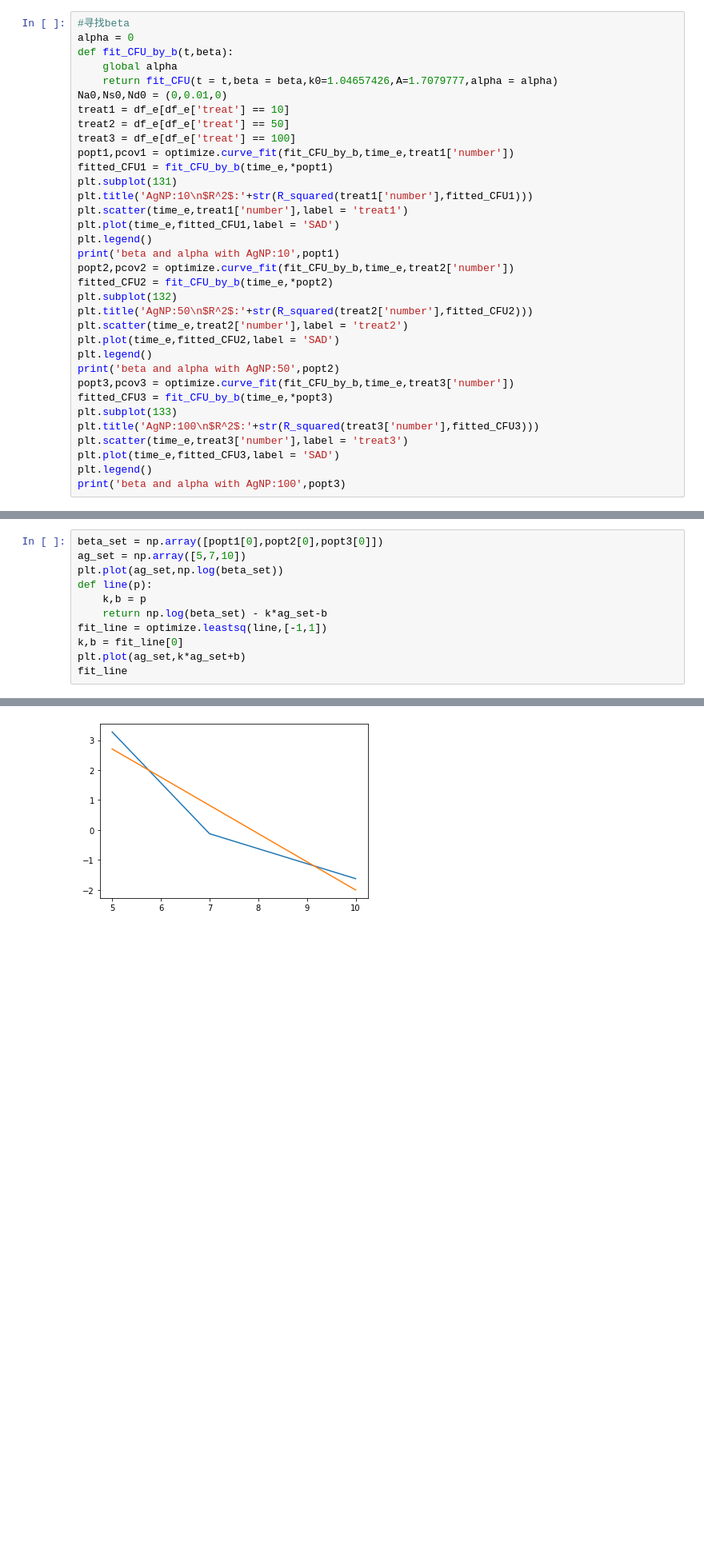
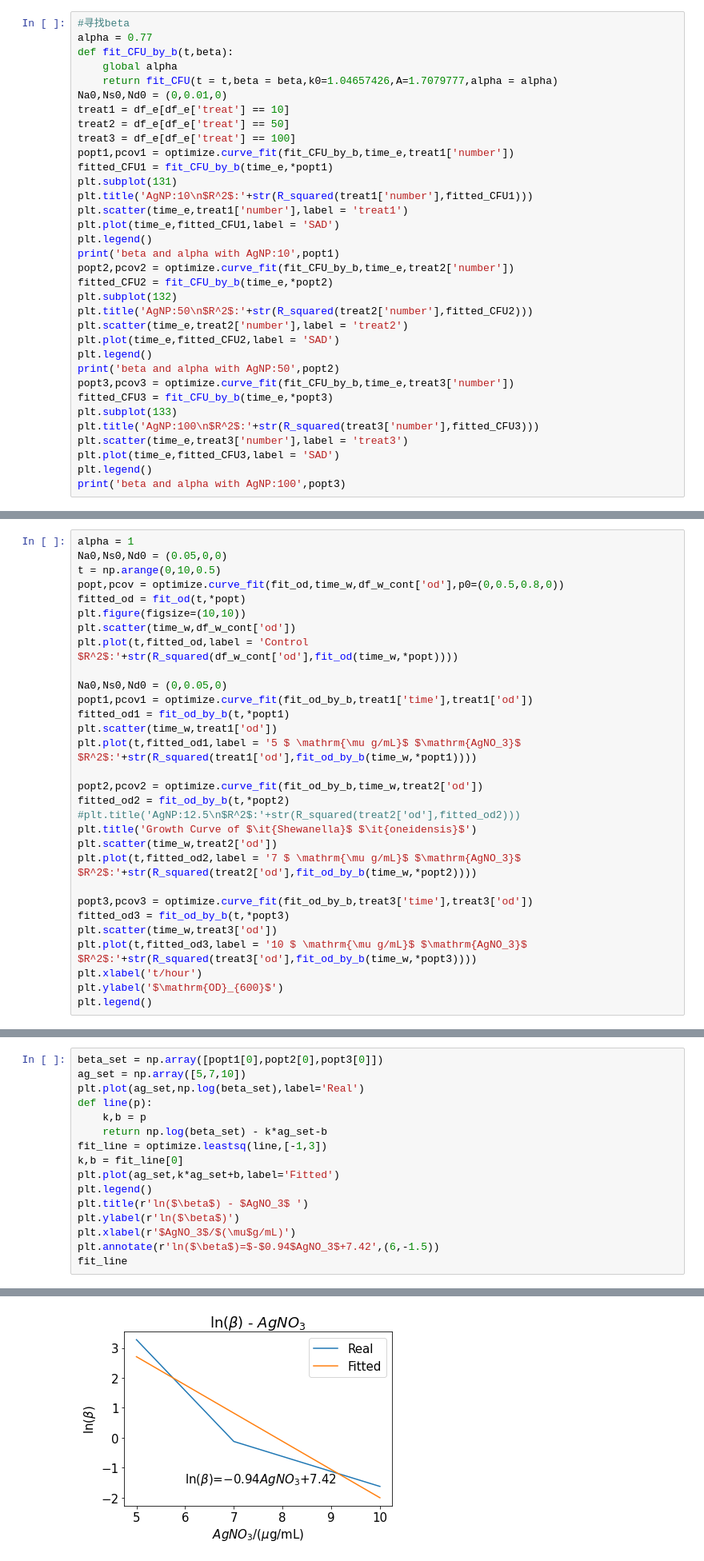
Before and after one commit to yyngfive/model-igem, a Jupyter notebook: AgNP-SAD-model.ipynb, the cells around one changed output, grey strips where cells are left out. Shown at 80% size. Drawn from its saved outputs; the diff is of its cells as text; blank space fills up the shorter version.

```diff
--- a/AgNP-SAD-model.ipynb
+++ b/AgNP-SAD-model.ipynb
@@ -298,6 +341,6 @@ plt.scatter(time_e[0:5],np.log(treat1['number'][0:5]))
 # %%
 #寻找beta
-alpha = 0
+alpha = 0.77
 def fit_CFU_by_b(t,beta):
     global alpha
     return fit_CFU(t = t,beta = beta,k0=1.04657426,A=1.7079777,alpha = alpha)
@@ -478,0 +524,30 @@ beta and alpha with Ag:10 [ 0.03447398 -0.54636613]
+# %%
+alpha = 1
+Na0,Ns0,Nd0 = (0.05,0,0)
+t = np.arange(0,10,0.5)
+popt,pcov = optimize.curve_fit(fit_od,time_w,df_w_cont['od'],p0=(0,0.5,0.8,0))
+fitted_od = fit_od(t,*popt)
+plt.figure(figsize=(10,10))
+plt.scatter(time_w,df_w_cont['od'])
+plt.plot(t,fitted_od,label = 'Control $R^2$:'+str(R_squared(df_w_cont['od'],fit_od(time_w,*popt))))
+
+Na0,Ns0,Nd0 = (0,0.05,0)
+popt1,pcov1 = optimize.curve_fit(fit_od_by_b,treat1['time'],treat1['od'])
+fitted_od1 = fit_od_by_b(t,*popt1)
+plt.scatter(time_w,treat1['od'])
+plt.plot(t,fitted_od1,label = '5 $ \mathrm{\mu g/mL}$ $\mathrm{AgNO_3}$ $R^2$:'+str(R_squared(treat1['od'],fit_od_by_b(time_w,*popt1))))
+
+popt2,pcov2 = optimize.curve_fit(fit_od_by_b,time_w,treat2['od'])
+fitted_od2 = fit_od_by_b(t,*popt2)
+#plt.title('AgNP:12.5\n$R^2$:'+str(R_squared(treat2['od'],fitted_od2)))
+plt.title('Growth Curve of $\it{Shewanella}$ $\it{oneidensis}$')
+plt.scatter(time_w,treat2['od'])
+plt.plot(t,fitted_od2,label = '7 $ \mathrm{\mu g/mL}$ $\mathrm{AgNO_3}$ $R^2$:'+str(R_squared(treat2['od'],fit_od_by_b(time_w,*popt2))))
+
+popt3,pcov3 = optimize.curve_fit(fit_od_by_b,treat3['time'],treat3['od'])
+fitted_od3 = fit_od_by_b(t,*popt3)
+plt.scatter(time_w,treat3['od'])
+plt.plot(t,fitted_od3,label = '10 $ \mathrm{\mu g/mL}$ $\mathrm{AgNO_3}$ $R^2$:'+str(R_squared(treat3['od'],fit_od_by_b(time_w,*popt3))))
+plt.xlabel('t/hour')
+plt.ylabel('$\mathrm{OD}_{600}$')
+plt.legend()
@@ -515,12 +593,17 @@ beta and alpha with Ag:10 [0.19752685]
 # %%
 beta_set = np.array([popt1[0],popt2[0],popt3[0]])
 ag_set = np.array([5,7,10])
-plt.plot(ag_set,np.log(beta_set))
+plt.plot(ag_set,np.log(beta_set),label='Real')
 def line(p):
     k,b = p
     return np.log(beta_set) - k*ag_set-b
-fit_line = optimize.leastsq(line,[-1,1])
+fit_line = optimize.leastsq(line,[-1,3])
 k,b = fit_line[0]
-plt.plot(ag_set,k*ag_set+b)
+plt.plot(ag_set,k*ag_set+b,label='Fitted')
+plt.legend()
+plt.title(r'ln($\beta$) - $AgNO_3$ ')
+plt.ylabel(r'ln($\beta$)')
+plt.xlabel(r'$AgNO_3$/$(\mu$g/mL)')
+plt.annotate(r'ln($\beta$)=$-$0.94$AgNO_3$+7.42',(6,-1.5))
 fit_line
 # %% [output]
@@ -528,3 +611,3 @@ fit_line
-[figure, old version]
+[figure, new version]
 # %%
 #模拟
```
Also changed, not shown: parts of 19 cells of this notebook, 2 other files.
